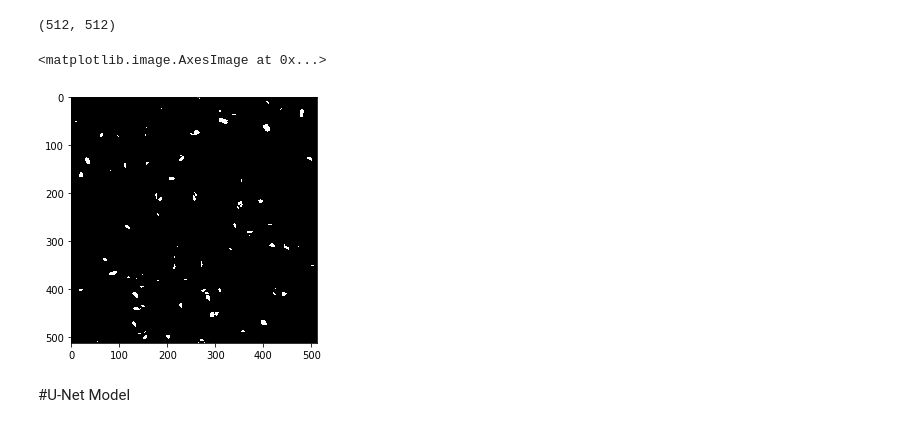
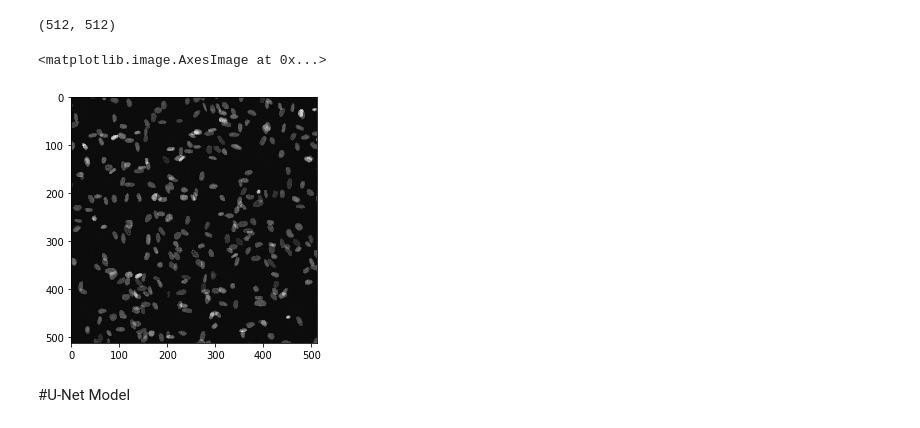
Before and after one commit to BioCellColman/BioCell, a Jupyter notebook: Notebooks/Model/U_Net_base_notebook.ipynb, the cells around one changed output. Saved outputs shown, nothing was run; the diff lists cells and outputs as text; code cells hidden in the pictures.

```diff
--- a/Notebooks/Model/U_Net_base_notebook.ipynb
+++ b/Notebooks/Model/U_Net_base_notebook.ipynb
@@ -57,11 +57,11 @@ img2.shape
 # %%
 from skimage.viewer import ImageViewer
 
-# io.imshow(img2)
-io.imshow(label2[3,:,:])
+io.imshow(img2)
+# io.imshow(label2[3,:,:])
 # %% [output]
 <matplotlib.image.AxesImage at 0x...>
-[figure, old version]
+[figure, new version]
 # %% [markdown]
 #U-Net Model
 # %%
```
Also changed, not shown: parts of 3 cells of this notebook.
